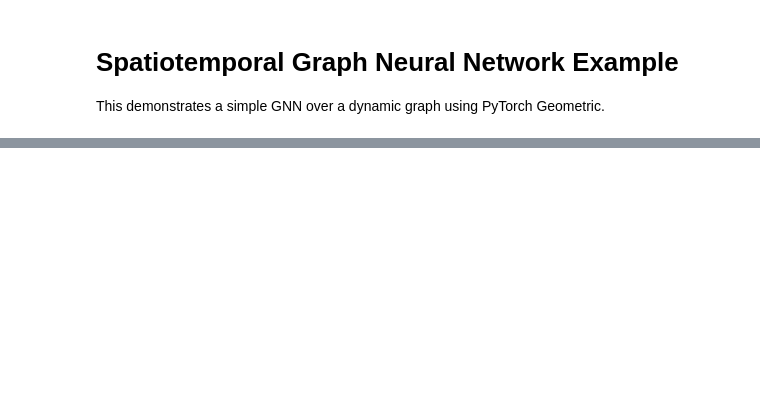
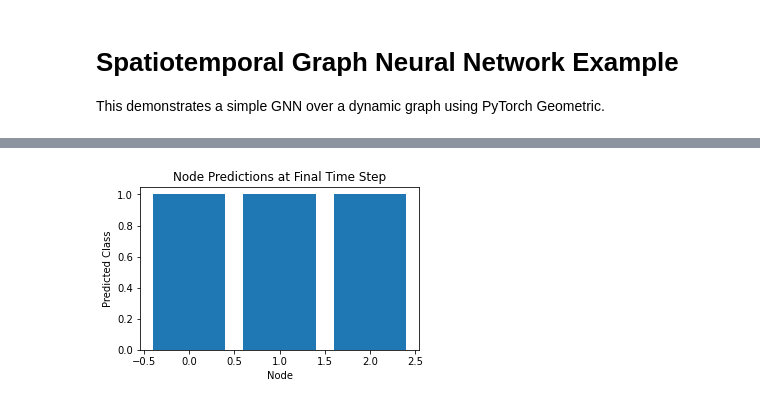
Before and after one commit to JFMandujanoR/spatiotemporal-models-notebooks, a Jupyter notebook: notebooks/st_gnn.ipynb, the cells around one changed output, grey strips where cells are left out. Cells and saved outputs as stored; diff of their text form; code cells hidden in the pictures; blank space fills up the shorter version.

```diff
--- a/notebooks/st_gnn.ipynb
+++ b/notebooks/st_gnn.ipynb
@@ -54,0 +96,13 @@ Epoch 20, Loss 13.4498
+# %%
+# Visualize node predictions for the last time step
+x_last = features[-1]
+out_last = model(x_last, edge_index)
+pred_last = out_last.argmax(dim=1).numpy()
+plt.figure(figsize=(5,3))
+plt.bar(range(len(pred_last)), pred_last)
+plt.xlabel('Node')
+plt.ylabel('Predicted Class')
+plt.title('Node Predictions at Final Time Step')
+plt.show()
+# %% [output]
+[figure, added]
```
Also changed, not shown: parts of 4 cells of this notebook, 7 other files.
